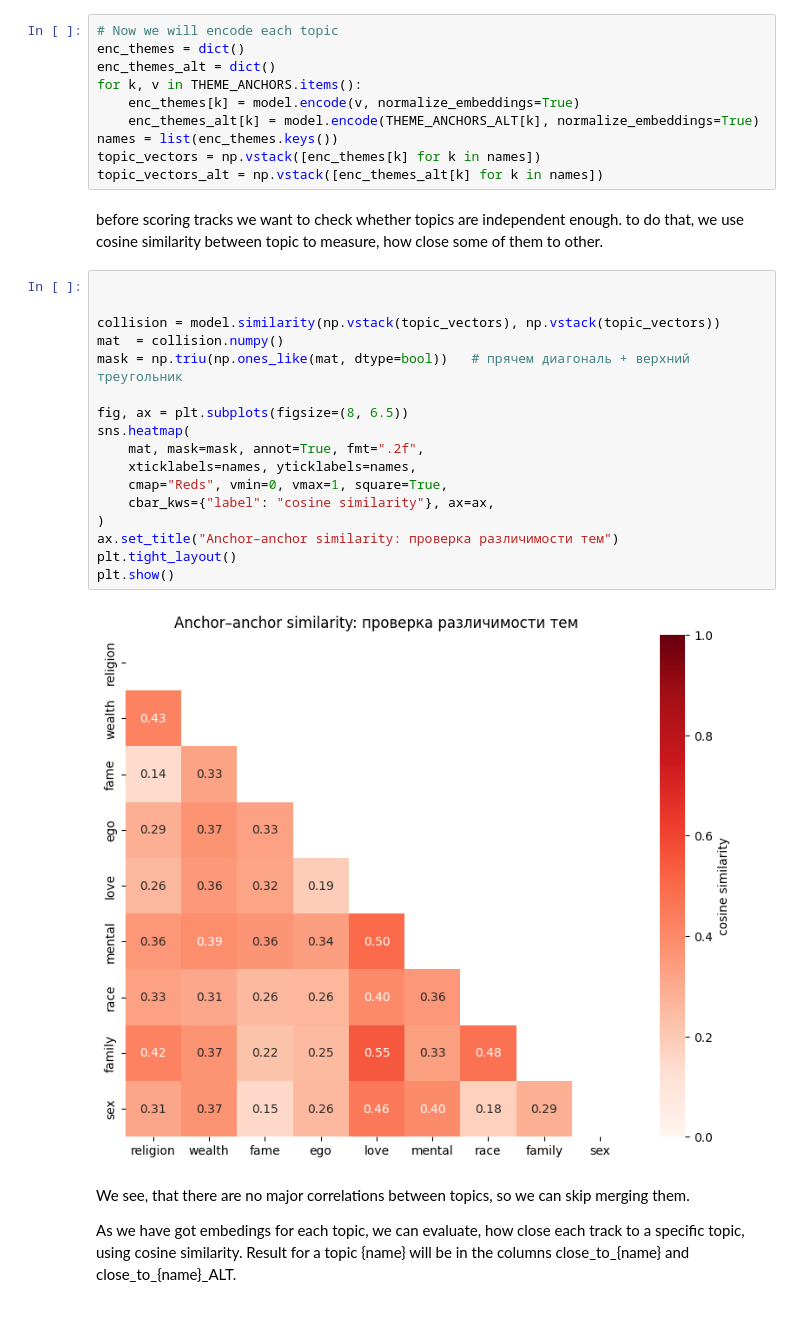
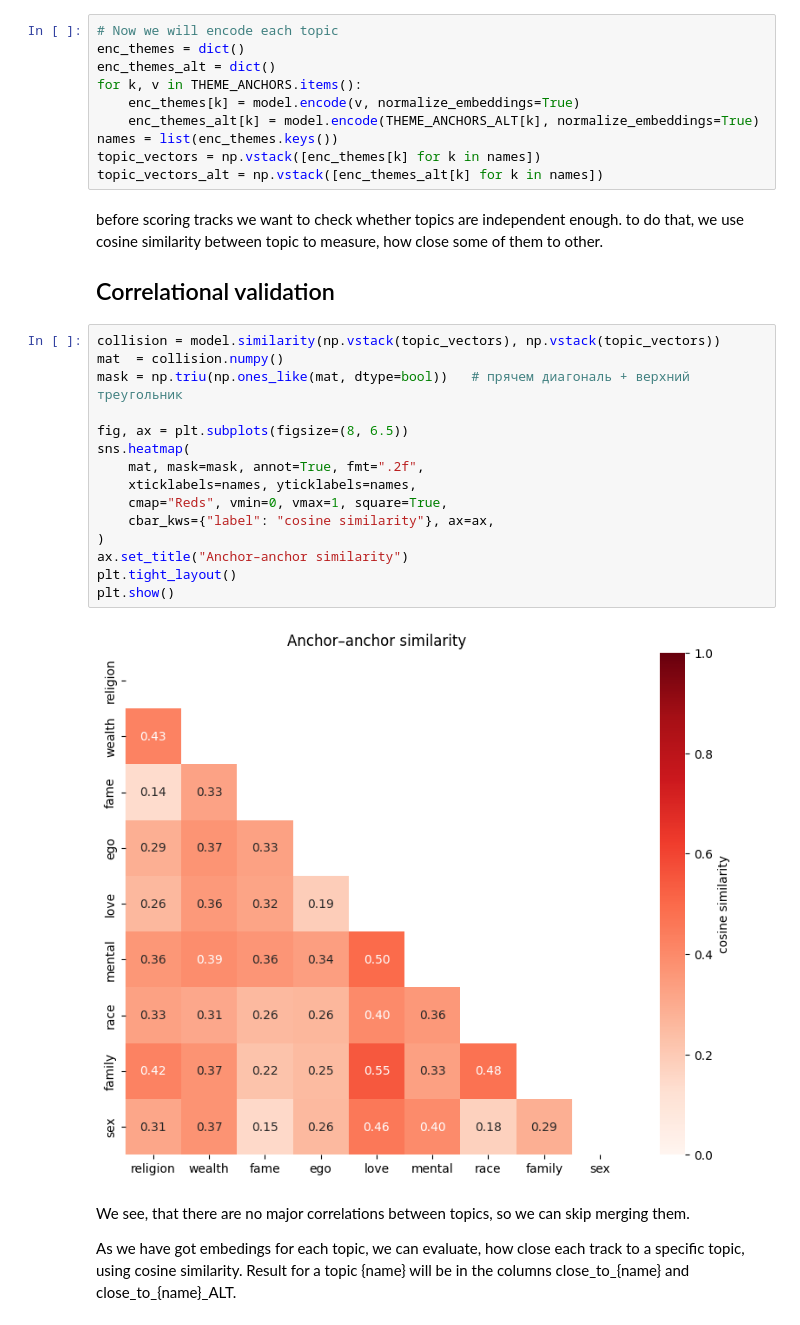
Before and after one commit to mistmake/Kanye_lyrics_analysis, a Jupyter notebook: kanye-lyrics-analysis.ipynb, the cells around one changed output. Saved outputs shown, nothing was run; the diff lists cells and outputs as text.

```diff
--- a/kanye-lyrics-analysis.ipynb
+++ b/kanye-lyrics-analysis.ipynb
@@ -412,25 +393,24 @@ topic_vectors = np.vstack([enc_themes[k] for k in names])
 topic_vectors_alt = np.vstack([enc_themes_alt[k] for k in names])
 # %% [markdown]
 before scoring tracks we want to check whether topics are independent enough. to do that, we use cosine similarity between topic to measure, how close some of them to other.
+## Correlational validation
 # %%
-
-
 collision = model.similarity(np.vstack(topic_vectors), np.vstack(topic_vectors))
 mat  = collision.numpy()
 mask = np.triu(np.ones_like(mat, dtype=bool))   # прячем диагональ + верхний треугольник
 
 fig, ax = plt.subplots(figsize=(8, 6.5))
 sns.heatmap(
     mat, mask=mask, annot=True, fmt=".2f",
     xticklabels=names, yticklabels=names,
     cmap="Reds", vmin=0, vmax=1, square=True,
     cbar_kws={"label": "cosine similarity"}, ax=ax,
 )
-ax.set_title("Anchor–anchor similarity: проверка различимости тем")
+ax.set_title("Anchor–anchor similarity")
 plt.tight_layout()
 plt.show()
 # %% [output]
-[figure, old version]
+[figure, new version]
 # %% [markdown]
 We see, that there are no major correlations between topics, so we can skip merging them.
 
```
Also changed, not shown: parts of 16 cells of this notebook.
